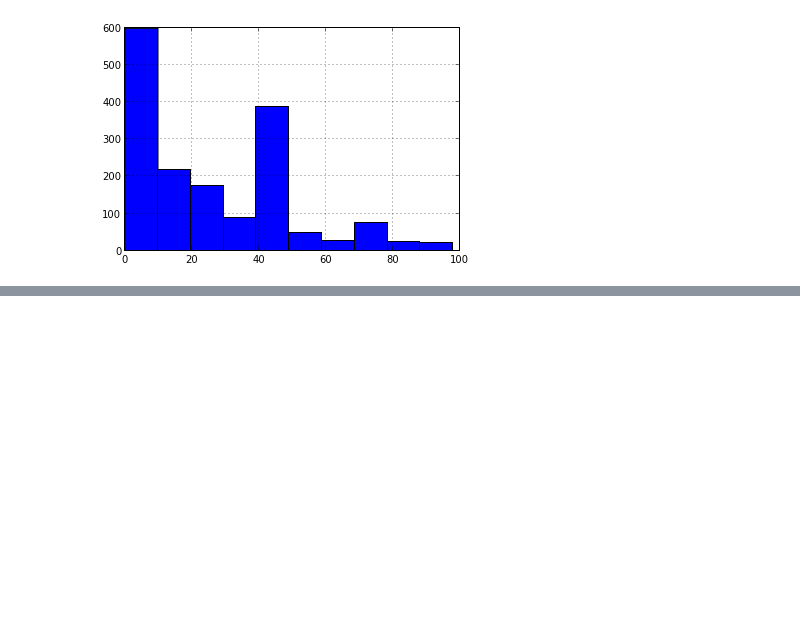
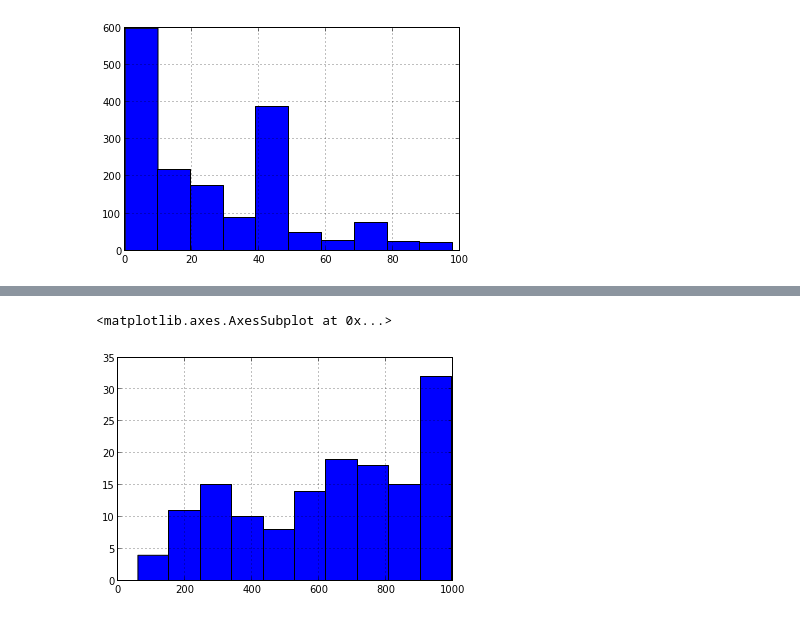
Before and after one commit to dmasad/Enron-Project, a Jupyter notebook: Time Interval Analysis.ipynb, the cells around one changed output, grey strips where cells are left out. Drawn from its saved outputs; the diff is of its cells as text; code cells hidden in the pictures; blank space fills up the shorter version.

```diff
--- a/Time Interval Analysis.ipynb
+++ b/Time Interval Analysis.ipynb
@@ -66,0 +105,5 @@ mean_waits[mean_waits < (100)].hist()
+# %%
+top_actor_waits[top_actor_waits<1000].hist()
+# %% [output]
+<matplotlib.axes.AxesSubplot at 0x...>
+[figure, added]
```
Also changed, not shown: parts of 15 cells of this notebook, 3 other files.
